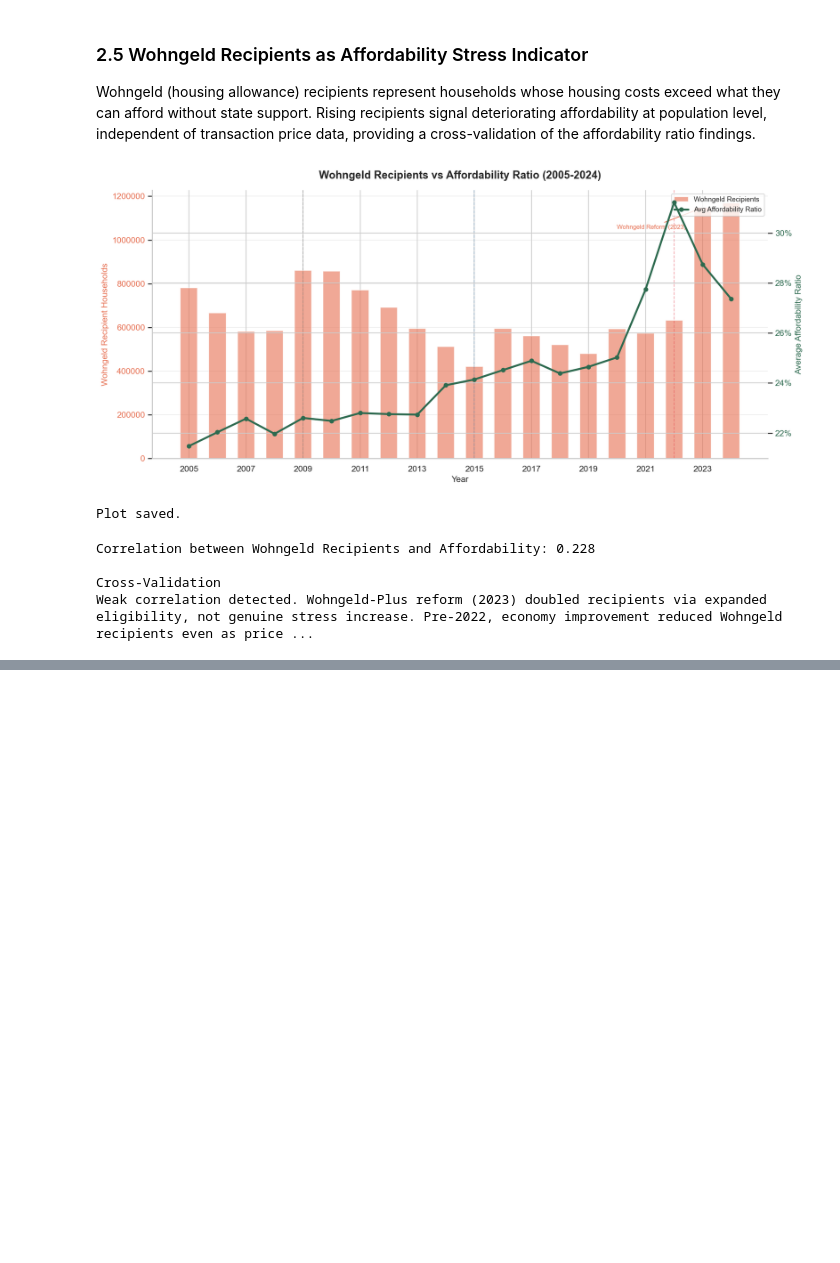
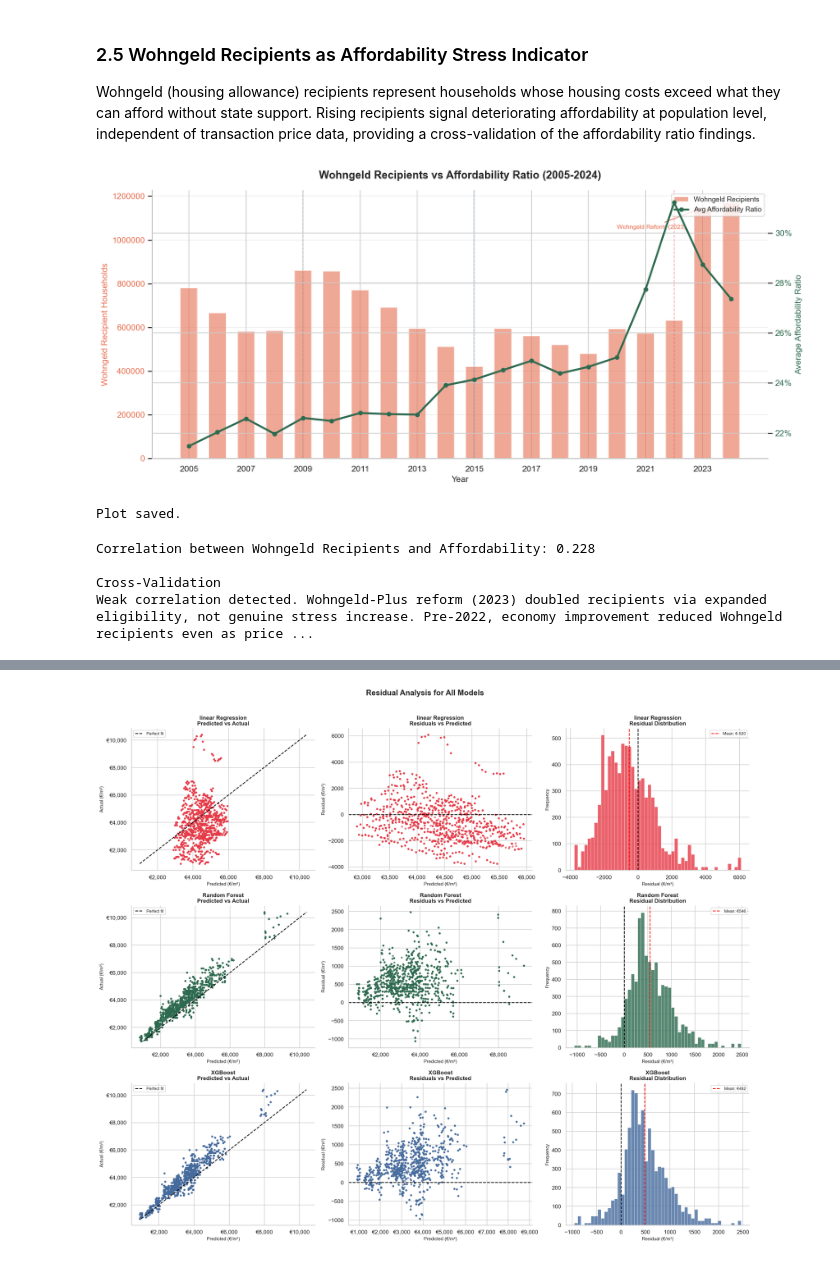
Before and after one commit to meeadi/german-housing-market-analysis, a Jupyter notebook: housing_analysis.ipynb, the cells around one changed output, grey strips where cells are left out. Drawn from its saved outputs; the diff is of its cells as text; code cells hidden in the pictures; blank space fills up the shorter version.

Commit message:
Complete predictive modelling added with visualisations

```diff
--- a/housing_analysis.ipynb
+++ b/housing_analysis.ipynb
@@ -929,0 +1088,18 @@ Weak correlation detected. Wohngeld-Plus reform (2023) doubled recipients via ex
+# %%
+# XGBoost
+
+from xgboost import XGBRegressor
+
+xgb = XGBRegressor(n_estimator=300, max_depth=6, learning_rate=0.05, subsample=0.8, colsample_bytree=0.8, random_state=42, n_jobs=-1, verbosity=0)
+xgb.fit(x_train, y_train)
+xgb_pred = xgb.predict(x_test)
+
+rmse_xgb = np.sqrt(mean_squared_error(y_test, xgb_pred))
+mae_xgb = mean_absolute_error(y_test, xgb_pred)
+r2_xgb = r2_score(y_test, xgb_pred)
+
+print("XGBoost Model")
+print()
+print(f"RMSE: €{rmse_xgb:,.0f}/m²")
+print(f"MAE: €{mae_xgb:,.0f}/m²")
+print(f"R²: {r2_xgb:.4f}")
@@ -929,0 +1114,66 @@ Weak correlation detected. Wohngeld-Plus reform (2023) doubled recipients via ex
+# %%
+print("Model Comparison")
+print(f"{"Metric":<20} {"Linear Regression":>12} {"Random Forest":>14} {"XGBoost":>10}")
+print()
+print(f"{"RMSE (€/m²)":<20} {rmse_lr:>12,.0f} {rmse_rf:>14,.0f} {rmse_xgb:>10,.0f}")
+print(f"{"MAE (€/m²)":<20} {mae_lr:>12,.0f} {mae_rf:>14,.0f} {mae_xgb:>10,.0f}")
+print(f"{"R²":<20} {r2_lr:>12,.4f} {r2_rf:>14,.4f} {r2_xgb:>10,.4f}")
+
+# Compute residuals for all models
+
+residuals_lr = y_test - lr_pred
+residuals_rf = y_test - rf_pred
+residuals_xgb = y_test - xgb_pred
+
+fig, ax = plt.subplots(3, 3, figsize=(18,15))
+
+models = [("linear Regression", lr_pred, residuals_lr, "#E63946"),
+          ("Random Forest", rf_pred, residuals_rf, "#2D6A4F"),
+          ("XGBoost", xgb_pred, residuals_xgb, "#456B9D")]
+
+for row, (name, y_pred, residuals, color) in enumerate(models):
+
+    # Predicted vs actual
+
+    ax1 = ax[row, 0]
+    ax1.scatter(y_pred, y_test, alpha=0.2, s=8, color=color)
+    ax1.plot([y_test.min(), y_test.max()], [y_test.min(), y_test.max()], color="black", linewidth=1.5, linestyle="--", label="Perfect fit")
+
+    ax1.set_title(f"{name}\nPredicted vs Actual", fontsize=11, fontweight="bold")
+    ax1.set_xlabel("Predicted (€/m²)", fontsize=9)
+    ax1.set_ylabel("Actual (€/m²)", fontsize=9)
+    ax1.xaxis.set_major_formatter(ticker.FuncFormatter(lambda x, _: f"€{x:,.0f}"))
+    ax1.yaxis.set_major_formatter(ticker.FuncFormatter(lambda x, _: f"€{x:,.0f}"))
+    ax1.legend(fontsize=8)
+
+    # Residuals vs Actual
+
+    ax2 = ax[row, 1]
+    ax2.scatter(y_pred, residuals, alpha=0.2, s=8, color=color)
+    ax2.axhline(0, color="black", linewidth=1.5, linestyle="--")
+
+    ax2.set_title(f"{name}\nResiduals vs Predicted", fontsize=11, fontweight="bold")
+    ax2.set_xlabel("Predicted (€/m²)", fontsize=9)
+    ax2.set_ylabel("Residual (€/m²)", fontsize=9)
+    ax2.xaxis.set_major_formatter(ticker.FuncFormatter(lambda x, _: f"€{x:,.0f}"))
+
+    # Residual distribution
+
+    ax3 = ax[row, 2]
+    ax3.hist(residuals, bins=50, color=color, alpha=0.8, edgecolor="white", linewidth=0.5)
+    ax3.axvline(0, color="black", linewidth=1.5, linestyle="--")
+    ax3.axvline(residuals.mean(), color="red", linewidth=1.5, linestyle="--", label=f"Mean: €{residuals.mean():,.0f}")
+
+    ax3.set_title(f"{name}\nResidual Distribution", fontsize=11, fontweight="bold")
+    ax3.set_xlabel("Residual (€/m²)", fontsize=9)
+    ax3.set_ylabel("Frequency", fontsize=9)
+    ax3.legend(fontsize=8)
+
+plt.suptitle("Residual Analysis for All Models", fontsize=15, fontweight="bold", y=1.01)
+
+plt.tight_layout()
+plt.savefig("figures/model_01_residuals.png", dpi=150, bbox_inches="tight")
+plt.show()
+
+print("Plot saved.")
+# %% [output]
@@ -929,0 +1186 @@ Weak correlation detected. Wohngeld-Plus reform (2023) doubled recipients via ex
+[figure, added]
```
Also changed, not shown: parts of 18 cells of this notebook, 2 other files.
